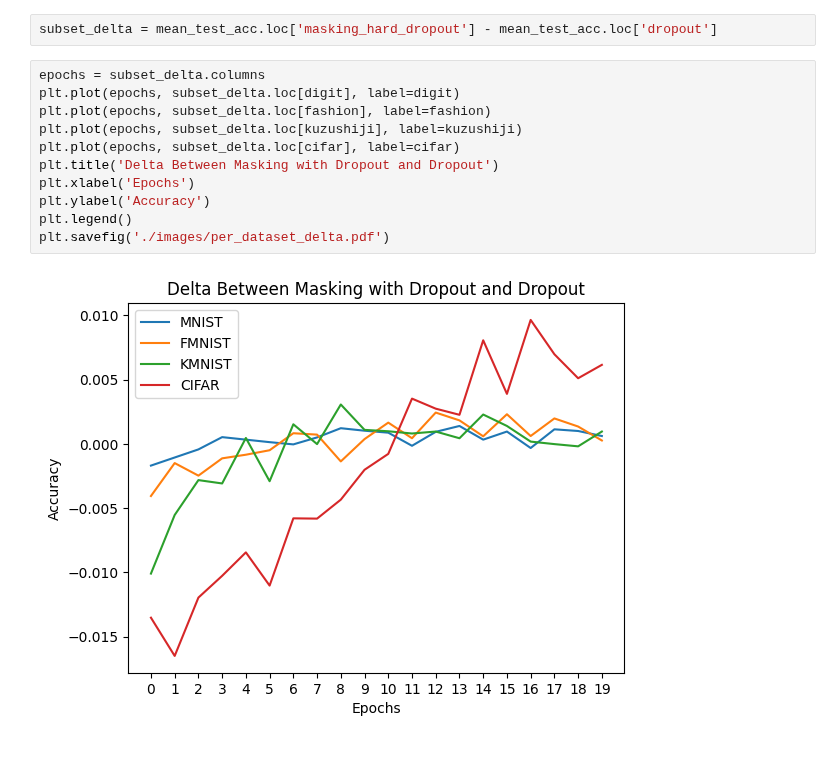
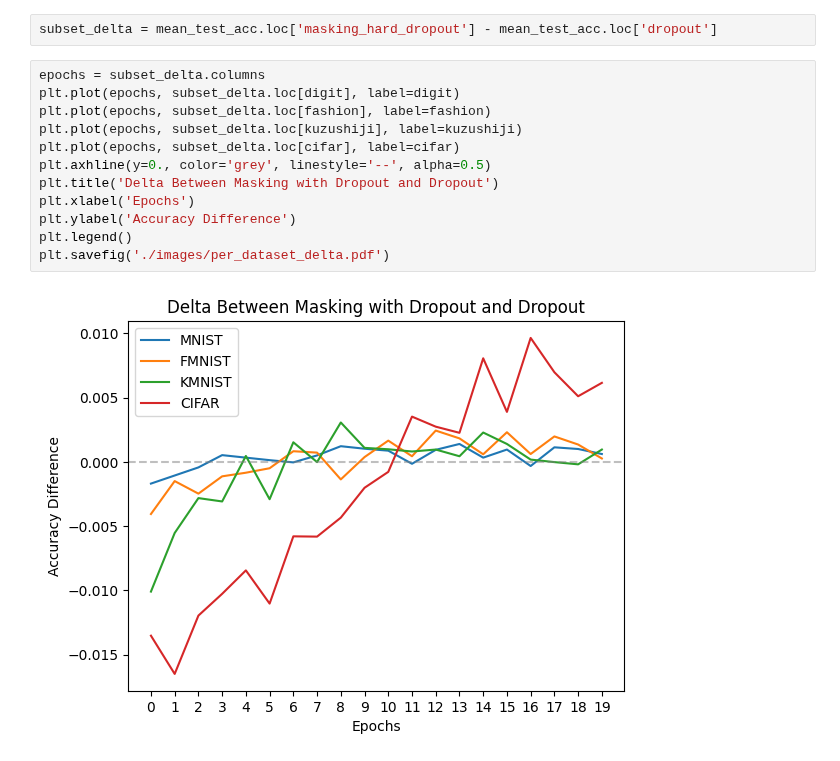
Before and after one commit to google/evojax, a Jupyter notebook: evojax/data/results_exploration.ipynb, the cells around one changed output. Saved outputs shown, nothing was run; the diff lists cells and outputs as text.

```diff
--- a/evojax/data/results_exploration.ipynb
+++ b/evojax/data/results_exploration.ipynb
@@ -400,13 +400,14 @@ subset_delta = mean_test_acc.loc['masking_hard_dropout'] - mean_test_acc.loc['dr
 # %%
 epochs = subset_delta.columns
 plt.plot(epochs, subset_delta.loc[digit], label=digit)
 plt.plot(epochs, subset_delta.loc[fashion], label=fashion)
 plt.plot(epochs, subset_delta.loc[kuzushiji], label=kuzushiji)
 plt.plot(epochs, subset_delta.loc[cifar], label=cifar)
+plt.axhline(y=0., color='grey', linestyle='--', alpha=0.5)
 plt.title('Delta Between Masking with Dropout and Dropout')
 plt.xlabel('Epochs')
-plt.ylabel('Accuracy')
+plt.ylabel('Accuracy Difference')
 plt.legend()
 plt.savefig('./images/per_dataset_delta.pdf')
 # %% [output]
-[figure, old version]
+[figure, new version]
```
Also changed, not shown: parts of 3 cells of this notebook, 3 other files.
